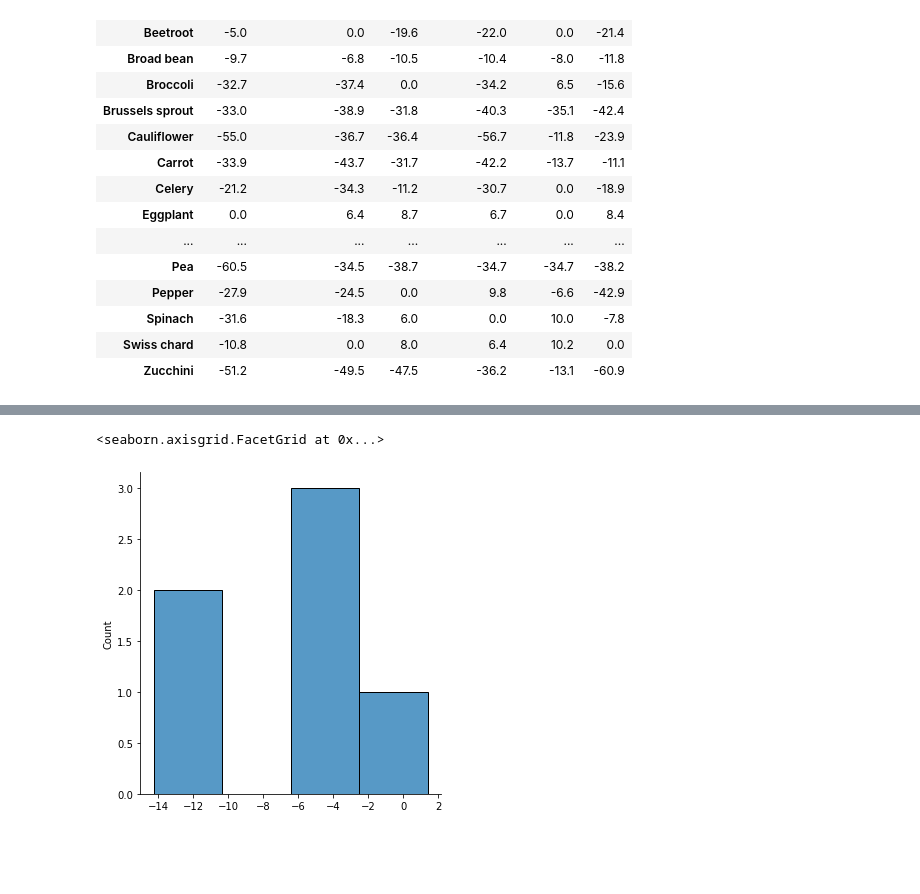
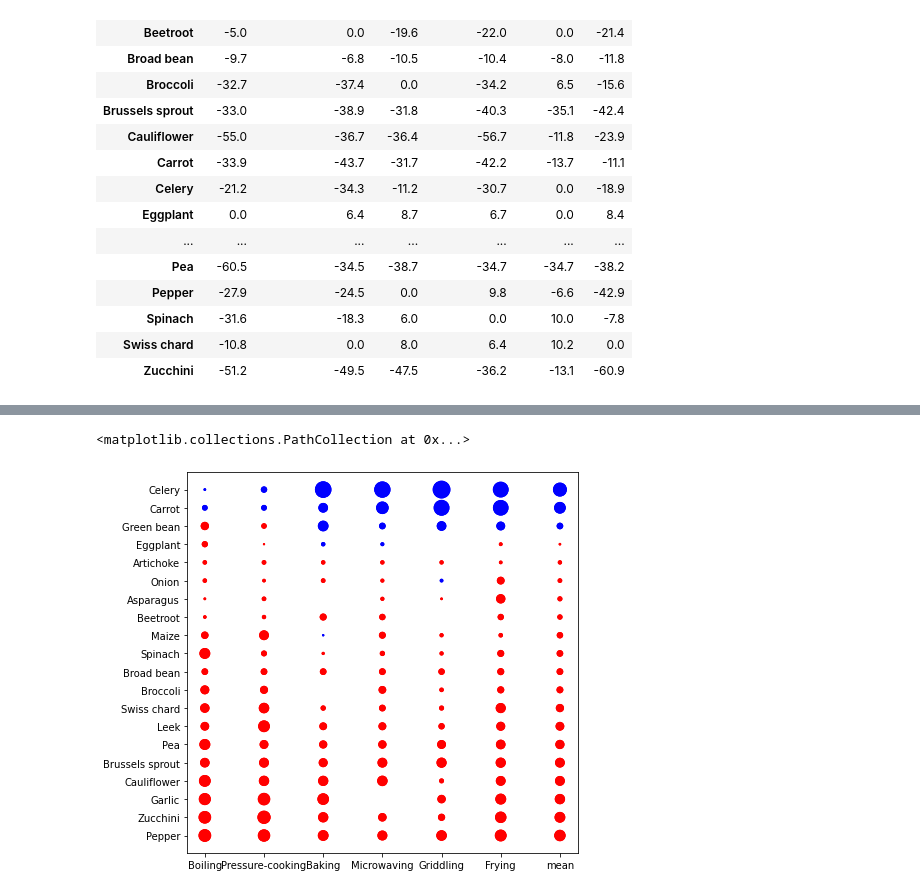
Before and after one commit to aschue/sandbox, a Jupyter notebook: Antioxidants_Vegetables_Cooking/Cooking_veg_antioxidant_loss.ipynb, the cells around one changed output, grey strips where cells are left out. Cells and saved outputs as stored; diff of their text form; code cells hidden in the pictures; blank space fills up the shorter version.

```diff
--- a/Antioxidants_Vegetables_Cooking/Cooking_veg_antioxidant_loss.ipynb
+++ b/Antioxidants_Vegetables_Cooking/Cooking_veg_antioxidant_loss.ipynb
@@ -99,5 +99,0 @@ for table in tables:
-# %%
-sns.displot(df.mean(axis = 0))
-# %% [output]
-<seaborn.axisgrid.FacetGrid at 0x...>
-[figure, removed]
@@ -103,0 +102,22 @@ sns.displot(df.mean(axis = 0))
+# %%
+# sorting by mean over cooking methods
+dfmean['mean'] = dfmean.mean(axis = 1)
+dfmean_sorted = dfmean.sort_values('mean')
+# %%
+# create x and y coordinates with meshgrid
+x = np.arange(dfmean_sorted.shape[0])
+y = np.arange(dfmean_sorted.shape[1])
+xx, yy = np.meshgrid(x,y)
+# %%
+# make scatterplot
+plt.figure(figsize = (7,7))
+plt.scatter(yy,xx, s = dfmean_sorted.T*4, color = 'b')
+plt.scatter(yy,xx, s = -dfmean_sorted.T*4, color = 'r')
+plt.xticks(y, dfmean_sorted.columns);
+plt.yticks(x, dfmean_sorted.index);
+
+plt.scatter(yy,xx, s = dfmean_sorted.T*4, color = 'b')
+plt.scatter(yy,xx, s = -dfmean_sorted.T*4, color = 'r')
+# %% [output]
+<matplotlib.collections.PathCollection at 0x...>
+[figure, added]
```
Also changed, not shown: parts of 7 cells of this notebook, 1 other file.
